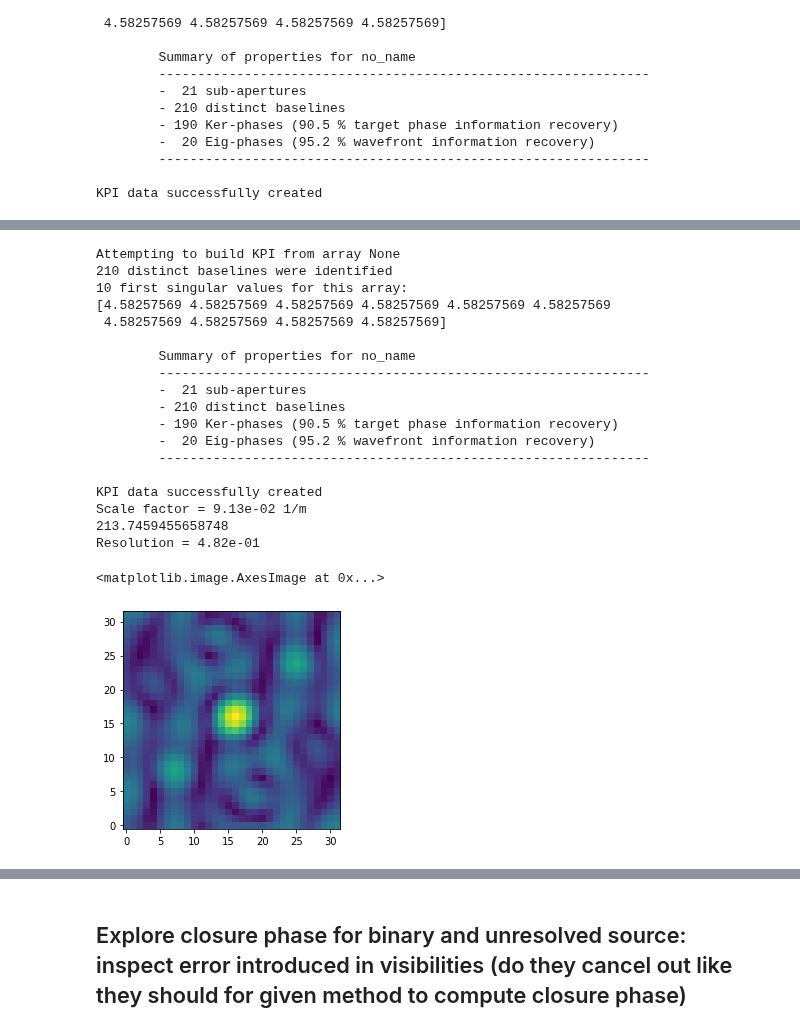
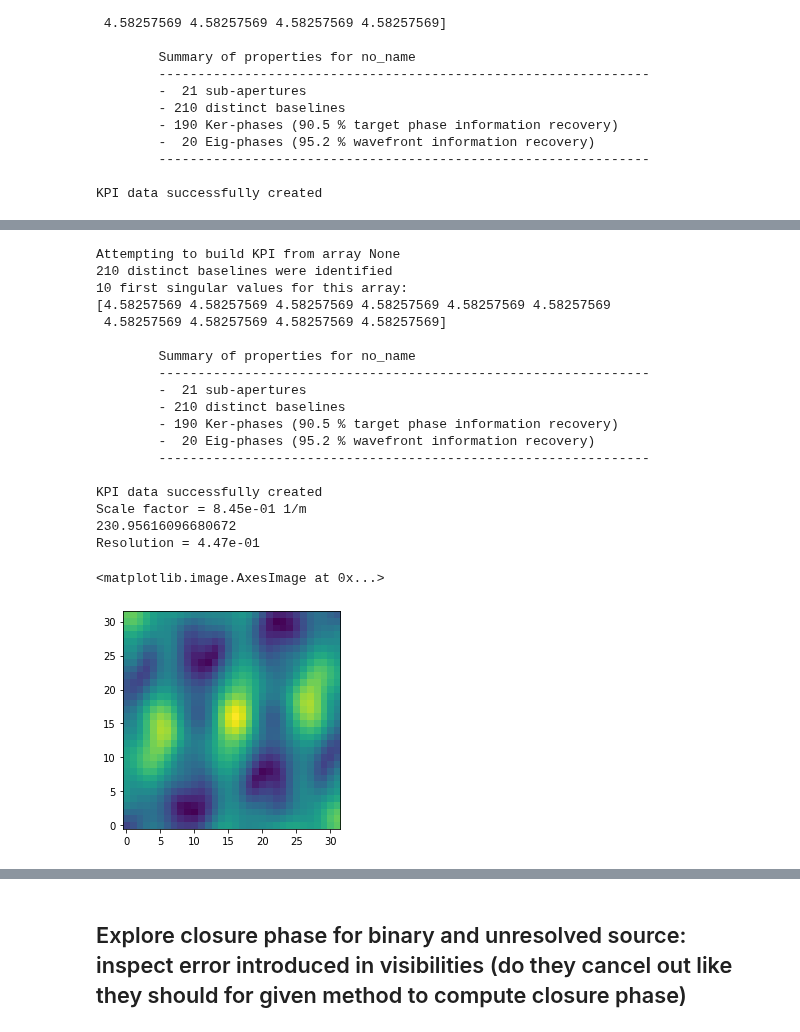
Before and after one commit to AlexandreAdam/ExoRIM, a Jupyter notebook: notebooks/exploration_xara.ipynb, the cells around one changed output, grey strips where cells are left out. Cells and saved outputs as stored; diff of their text form; code cells hidden in the pictures.

```diff
--- a/notebooks/exploration_xara.ipynb
+++ b/notebooks/exploration_xara.ipynb
@@ -200,45 +213,46 @@ for i in range(N):
     circle_mask[i,0] = (100 + 10*np.random.normal())*np.cos(2*np.pi*i/N)
     circle_mask[i,1] = (100 + 10*np.random.normal())*np.sin(2*np.pi*i/N)
 kpi = xara.KPI(array=circle_mask, ndgt=8)
 B = exo.Baselines(circle_mask) # simili KPI
+baseline = np.sqrt(B.UVC[:, 0]**2 + B.UVC[:, 1]**2)
 cwavel = 1e-6 # Wavelength [m]
 ISZ = 32# Array size (number of pixel on a side)
-pscale = rad2mas(1.22 * 0.5 * cwavel / np.max(basel)) # plate scale [mas/pixel]
+pscale = 10 * rad2mas(1.22 * 0.5 * cwavel / np.max(baseline)) # plate scale [mas/pixel]
 m2pix = xara.core.mas2rad(pscale) * ISZ / cwavel  # [1/m] units for (u, v) Fourier space
 print(f"Scale factor = {m2pix:.2e} 1/m")
-print(np.max(basel))
-print(f"Resolution = {rad2mas(0.5 * cwavel / np.max(basel)):.2e}")
-dft_matrix2 = xara.core.compute_DFTM1(B.UVC, m2pix, ISZ)
-dft_matrix2_i = xara.core.compute_DFTM1(B.UVC, m2pix, ISZ, inv=True)
+print(np.max(baseline))
+print(f"Resolution = {rad2mas(0.5 * cwavel / np.max(baseline)):.2e}")
+dft_matrix = xara.core.compute_DFTM1(B.UVC, m2pix, ISZ)
+dft_matrix_i = xara.core.compute_DFTM1(B.UVC, m2pix, ISZ, inv=True)
 # There is an analytical solution for gamma in term of r only for circular star and limb darkening model
 # For binary, the solution is in term of u (for point like star), in general the solution lies in the Fourier space gamma(u, v)
 # X = unresolved_source
-X = image5
-gamma2 = np.dot(dft_matrix2, np.ravel(X))
-dirty_image = np.dot(np.abs(gamma2), dft_matrix2_i.T)
+X = image
+gamma2 = np.dot(dft_matrix, np.ravel(X))
+dirty_image = np.dot(np.abs(gamma2), dft_matrix_i.T)
 dirty_image = dirty_image.reshape((ISZ, ISZ))
 plt.imshow(np.absolute(dirty_image))
 # %% [output]
 Attempting to build KPI from array None
 210 distinct baselines were identified
 10 first singular values for this array:
 [4.58257569 4.58257569 4.58257569 4.58257569 4.58257569 4.58257569
  4.58257569 4.58257569 4.58257569 4.58257569]
 
         Summary of properties for no_name
         ---------------------------------------------------------------
         -  21 sub-apertures
         - 210 distinct baselines
         - 190 Ker-phases (90.5 % target phase information recovery)
         -  20 Eig-phases (95.2 % wavefront information recovery)
         ---------------------------------------------------------------
 
 KPI data successfully created
-Scale factor = 9.13e-02 1/m
-213.7459455658748
-Resolution = 4.82e-01
+Scale factor = 8.45e-01 1/m
+230.95616096680672
+Resolution = 4.47e-01
 <matplotlib.image.AxesImage at 0x...>
-[figure, old version]
+[figure, new version]
 # %%
 # There is an analytical solution for gamma in term of r only for circular star and limb darkening model
 # For binary, the solution is in term of u (for point like star), in general the solution lies in the Fourier space gamma(u, v)
```
Also changed, not shown: parts of 13 cells of this notebook, 8 other files.
